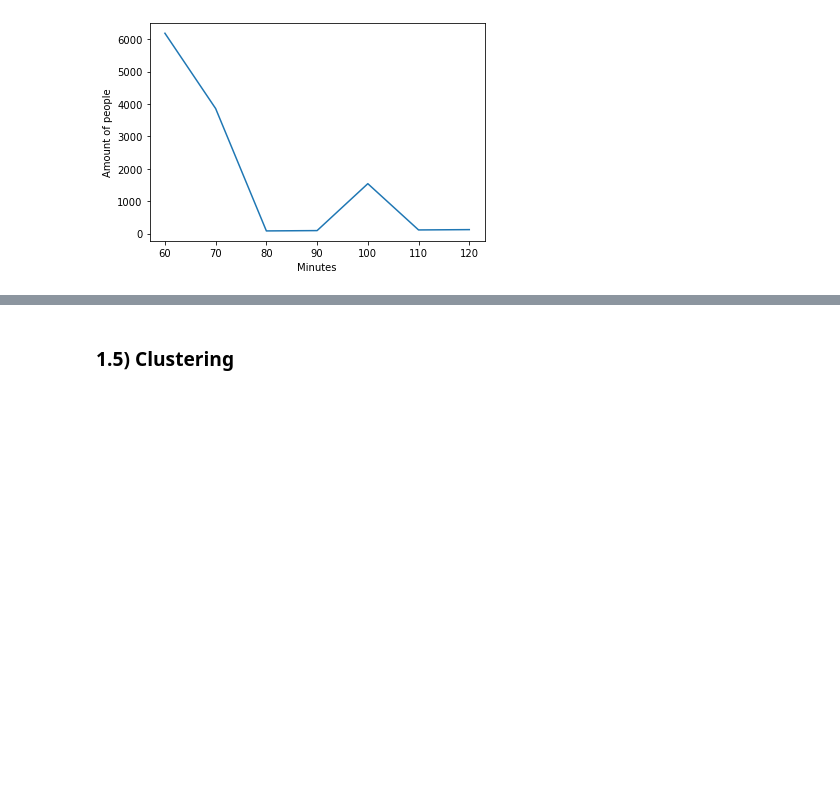
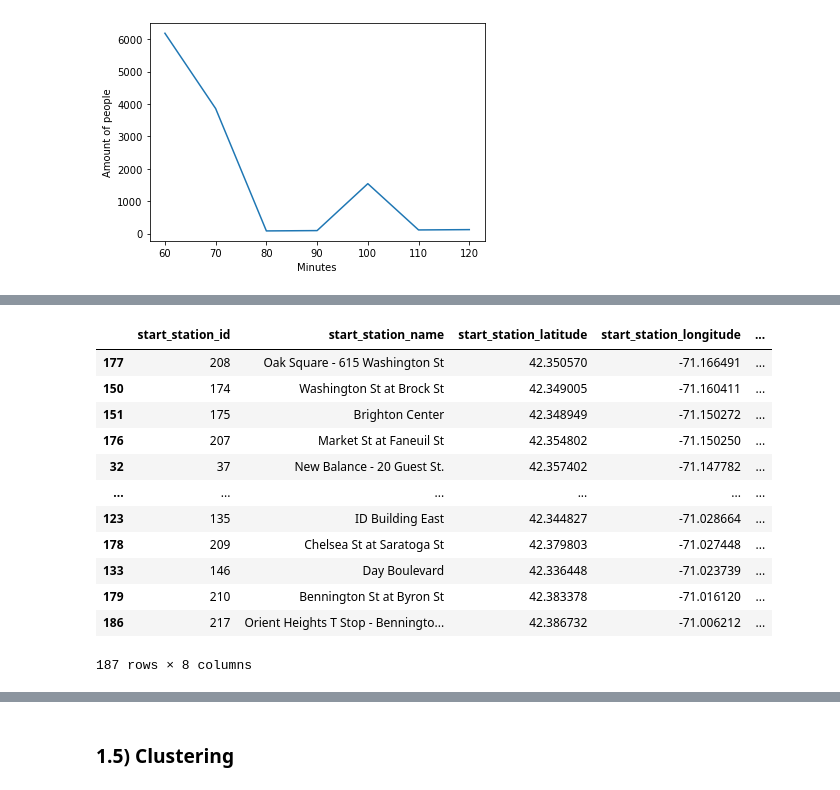
Before and after one commit to renefreitag/Data_Vipers, a Jupyter notebook: CBA/OMNI_BOOK.ipynb, the cells around one changed output, grey strips where cells are left out. Cells and saved outputs as stored; diff of their text form; code cells hidden in the pictures; blank space fills up the shorter version.

```diff
--- a/CBA/OMNI_BOOK.ipynb
+++ b/CBA/OMNI_BOOK.ipynb
@@ -727,0 +774,16 @@ Text(0, 0.5, 'Amount of people')
+# %%
+df_stations.sort_values(['start_station_longitude'], axis=0, ascending=True, inplace=False, kind='quicksort', na_position='last', ignore_index=False, key=None)
+# %% [output]
+|  | start_station_id | start_station_name | start_station_latitude | start_station_longitude | ... |
+| 177 | 208 | Oak Square - 615 Washington St | 42.350570 | -71.166491 | ... |
+| 150 | 174 | Washington St at Brock St | 42.349005 | -71.160411 | ... |
+| 151 | 175 | Brighton Center | 42.348949 | -71.150272 | ... |
+| 176 | 207 | Market St at Faneuil St | 42.354802 | -71.150250 | ... |
+| 32 | 37 | New Balance - 20 Guest St. | 42.357402 | -71.147782 | ... |
+| ... | ... | ... | ... | ... | ... |
+| 123 | 135 | ID Building East | 42.344827 | -71.028664 | ... |
+| 178 | 209 | Chelsea St at Saratoga St | 42.379803 | -71.027448 | ... |
+| 133 | 146 | Day Boulevard | 42.336448 | -71.023739 | ... |
+| 179 | 210 | Bennington St at Byron St | 42.383378 | -71.016120 | ... |
+| 186 | 217 | Orient Heights T Stop - Benningto... | 42.386732 | -71.006212 | ... |
+187 rows × 8 columns
```
Also changed, not shown: parts of 20 cells of this notebook.
